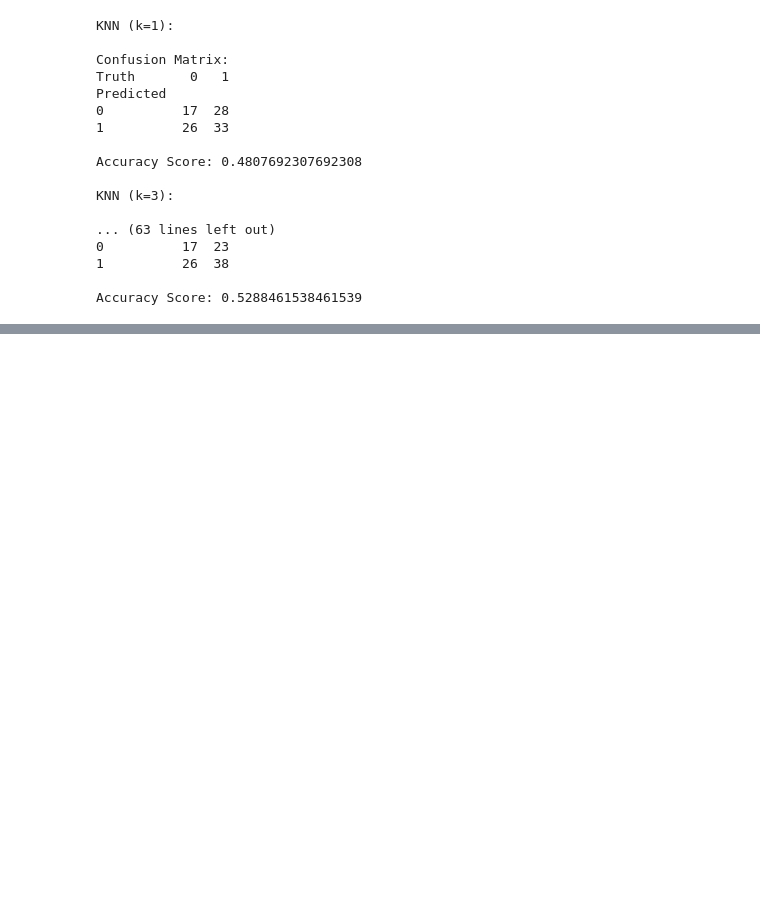
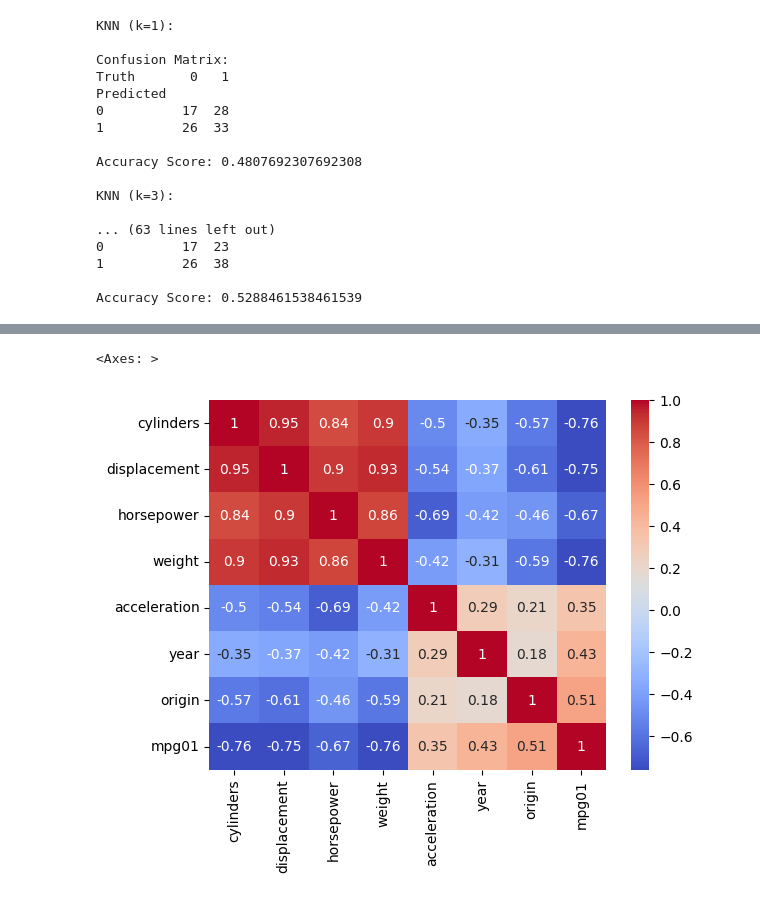
Before and after one commit to NDubelovskyi/ISLP, a Jupyter notebook: Chapter 4 Application.ipynb, the cells around one changed output, grey strips where cells are left out. Cells and saved outputs as stored; diff of their text form; code cells hidden in the pictures; blank space fills up the shorter version.

```diff
--- a/Chapter 4 Application.ipynb
+++ b/Chapter 4 Application.ipynb
@@ -439,0 +474,5 @@ Accuracy Score: 0.5288461538461539
+# %%
+sns.heatmap(Auto.corr(), annot=Auto.corr(), cmap='coolwarm')
+# %% [output]
+<Axes: >
+[figure, added]
```
Also changed, not shown: parts of 25 cells of this notebook.
